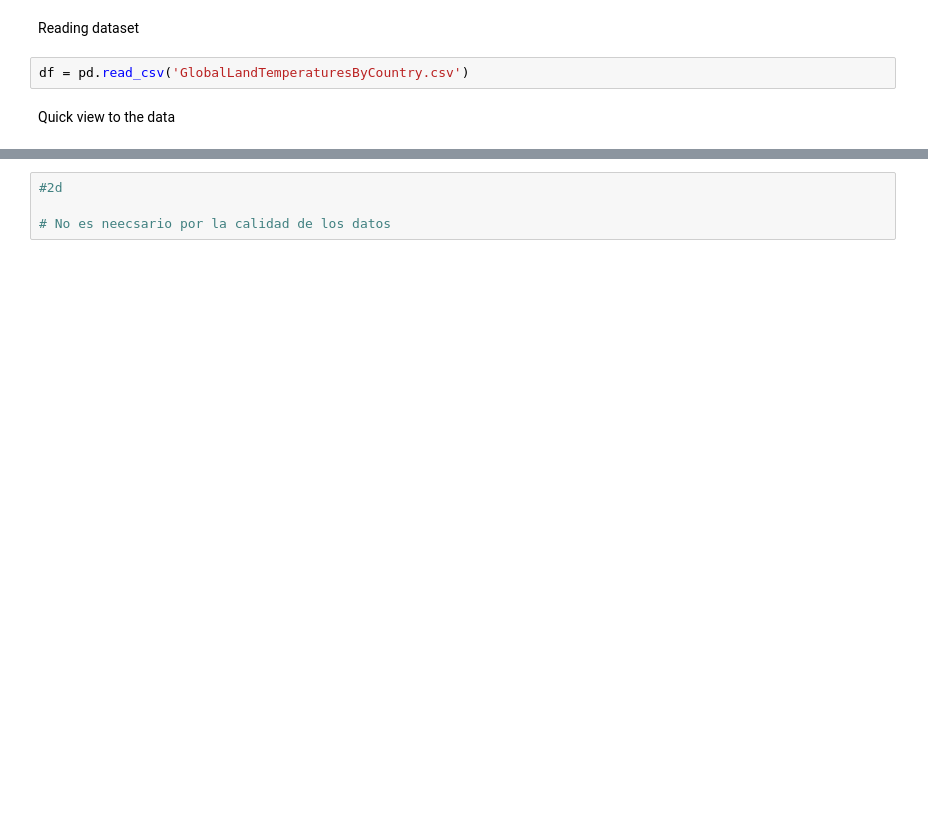
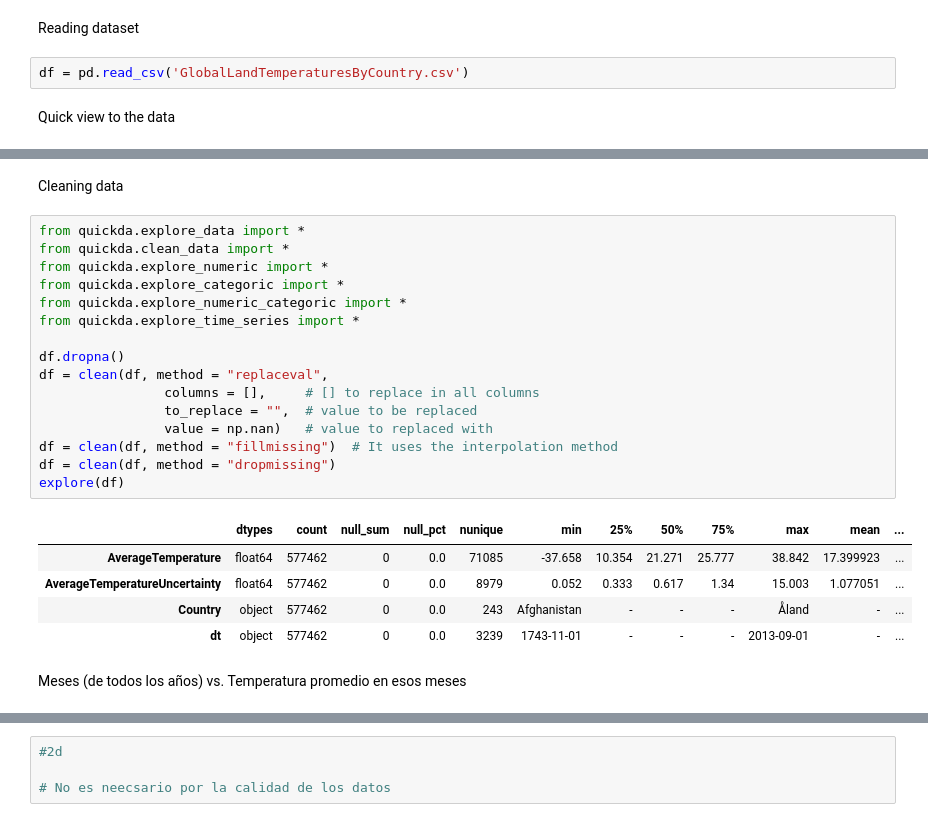
Before and after one commit to jurhs2000/data-science-lab2, a Jupyter notebook: lab2.ipynb, the cells around one changed output, grey strips where cells are left out. Saved outputs shown, nothing was run; the diff lists cells and outputs as text; blank space fills up the shorter version.

```diff
--- a/lab2.ipynb
+++ b/lab2.ipynb
@@ -24,3 +34,29 @@ df = df.dropna()
+# %% [markdown]
+Cleaning data
+# %%
+from quickda.explore_data import *
+from quickda.clean_data import *
+from quickda.explore_numeric import *
+from quickda.explore_categoric import *
+from quickda.explore_numeric_categoric import *
+from quickda.explore_time_series import *
+
+df.dropna()
+df = clean(df, method = "replaceval",
+                columns = [],     # [] to replace in all columns
+                to_replace = "",  # value to be replaced
+                value = np.nan)   # value to replaced with
+df = clean(df, method = "fillmissing")  # It uses the interpolation method
+df = clean(df, method = "dropmissing")
+explore(df)
+# %% [output]
+|  | dtypes | count | null_sum | null_pct | nunique | min | 25% | 50% | 75% | max | mean | ... |
+| AverageTemperature | float64 | 577462 | 0 | 0.0 | 71085 | -37.658 | 10.354 | 21.271 | 25.777 | 38.842 | 17.399923 | ... |
+| AverageTemperatureUncertainty | float64 | 577462 | 0 | 0.0 | 8979 | 0.052 | 0.333 | 0.617 | 1.34 | 15.003 | 1.077051 | ... |
+| Country | object | 577462 | 0 | 0.0 | 243 | Afghanistan | - | - | - | Åland | - | ... |
+| dt | object | 577462 | 0 | 0.0 | 3239 | 1743-11-01 | - | - | - | 2013-09-01 | - | ... |
+# %% [markdown]
+Meses (de todos los años) vs. Temperatura promedio en esos meses
 # %%
 df['dt'] = pd.to_datetime(df['dt'])
 monthlyDF = df.groupby(df['dt'].dt.strftime('%m'))['AverageTemperature'].mean().sort_values().reset_index(name='AverageTemperature')
```
Also changed, not shown: parts of 22 cells of this notebook.
